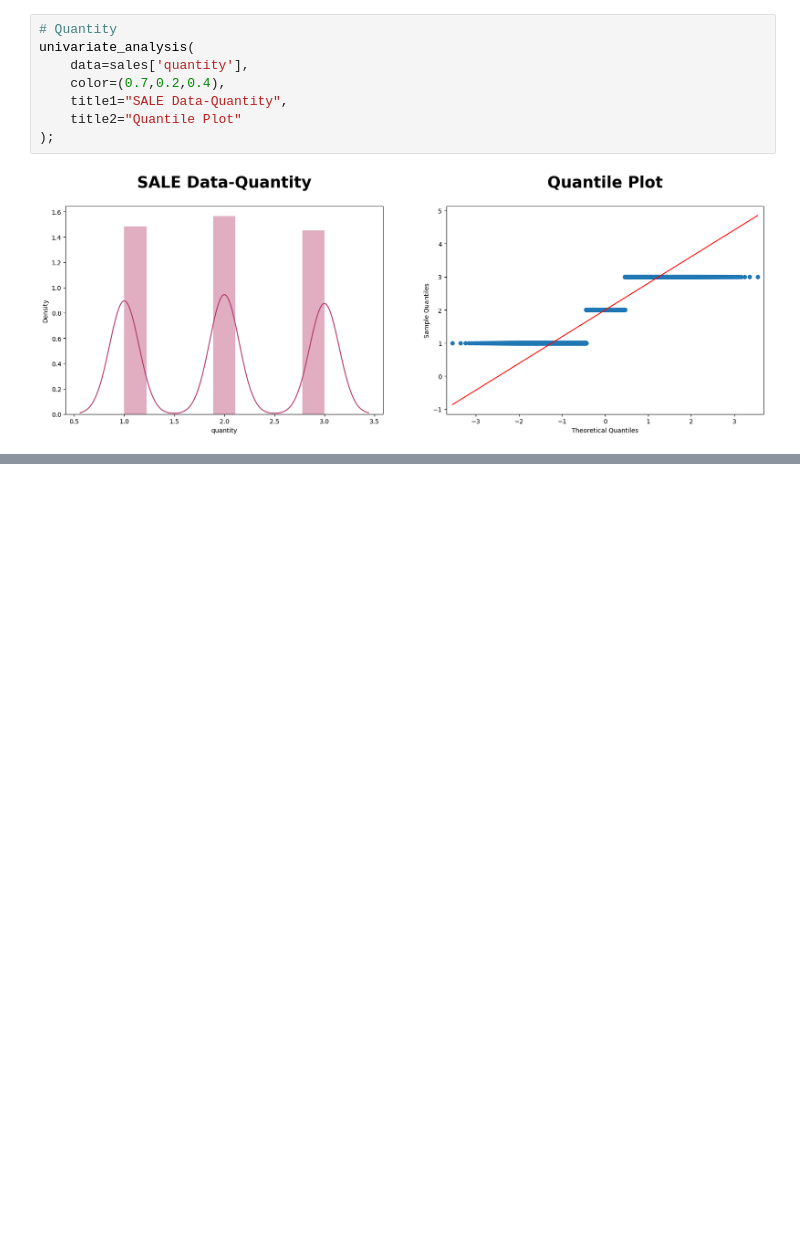
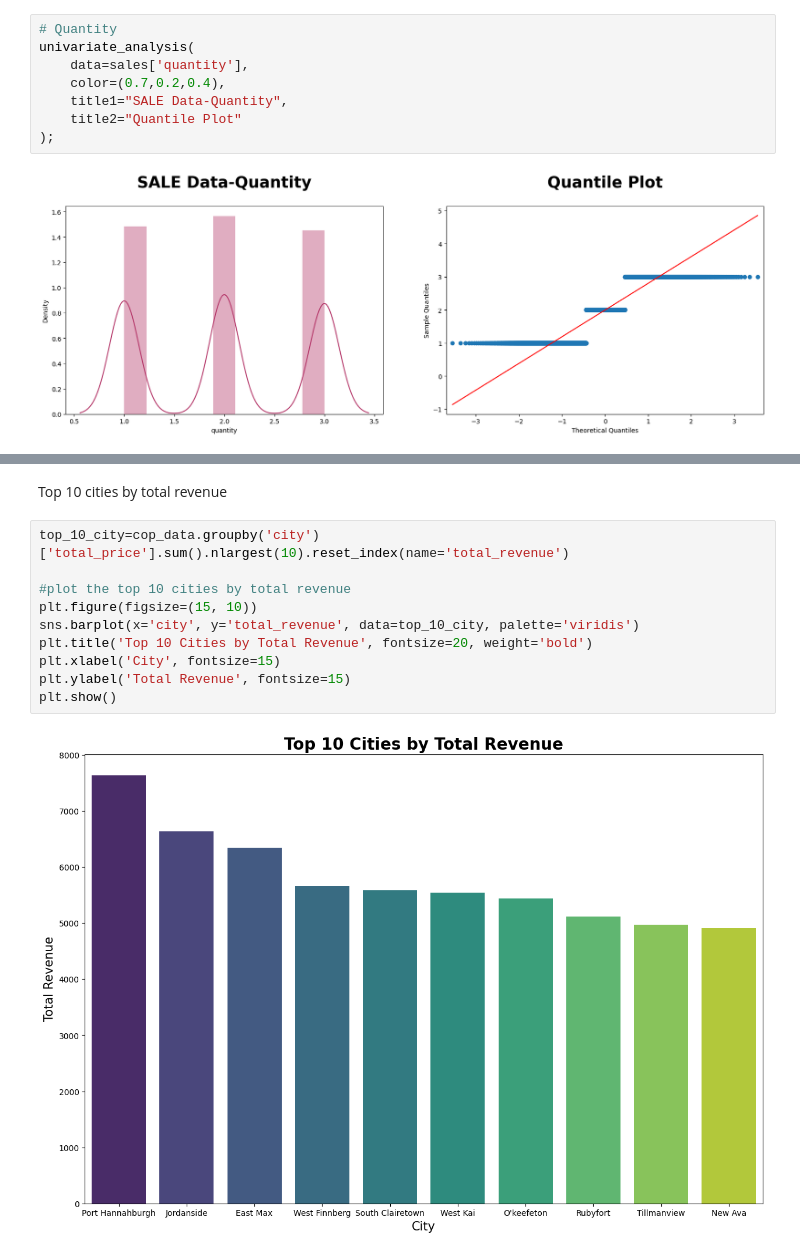
Before and after one commit to DuongHe2907/Analysis-of-Shopping-Cart-Data, a Jupyter notebook: Analysis of Shopping Cart/Notebook/Analysis_of_Shopping_Cart_Data.ipynb, the cells around one changed output, grey strips where cells are left out. Saved outputs shown, nothing was run; the diff lists cells and outputs as text; blank space fills up the shorter version.

```diff
--- a/Analysis of Shopping Cart/Notebook/Analysis_of_Shopping_Cart_Data.ipynb
+++ b/Analysis of Shopping Cart/Notebook/Analysis_of_Shopping_Cart_Data.ipynb
@@ -706,0 +626,14 @@ cop_data
+# %% [markdown]
+Top 10 cities by total revenue
+# %%
+top_10_city=cop_data.groupby('city')['total_price'].sum().nlargest(10).reset_index(name='total_revenue')
+
+#plot the top 10 cities by total revenue
+plt.figure(figsize=(15, 10))
+sns.barplot(x='city', y='total_revenue', data=top_10_city, palette='viridis')
+plt.title('Top 10 Cities by Total Revenue', fontsize=20, weight='bold')
+plt.xlabel('City', fontsize=15)
+plt.ylabel('Total Revenue', fontsize=15)
+plt.show()
+# %% [output]
+[figure, added]
```
Also changed, not shown: parts of 29 cells of this notebook.
